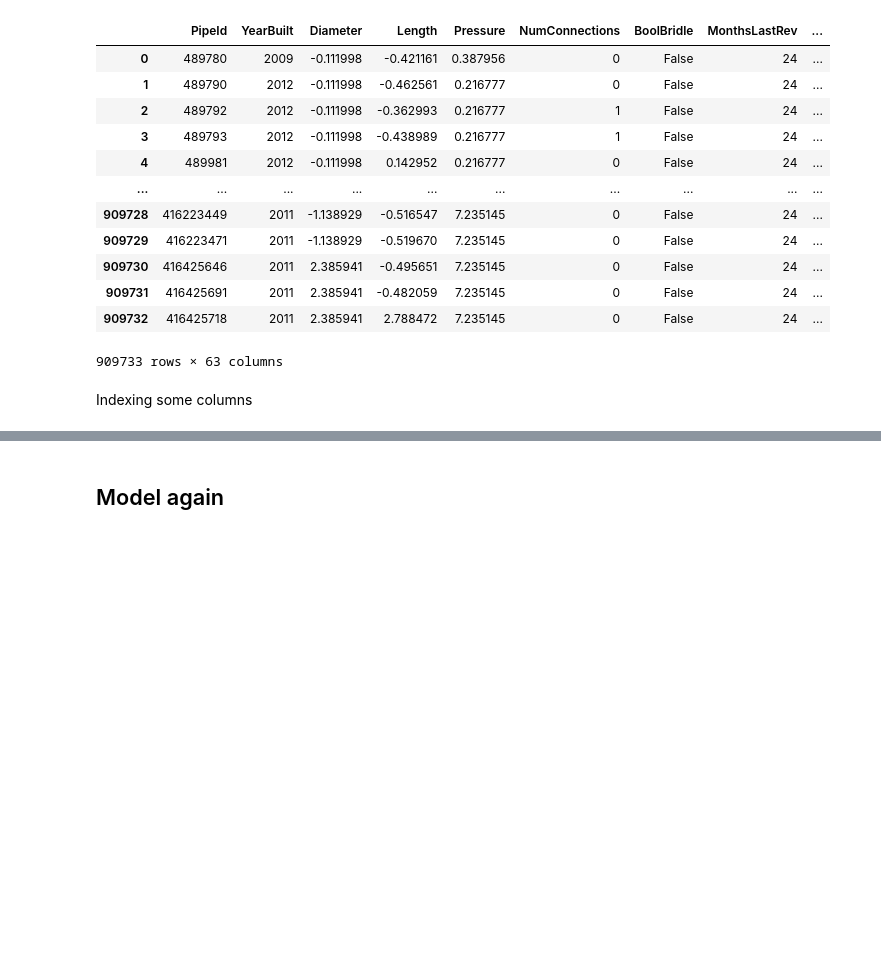
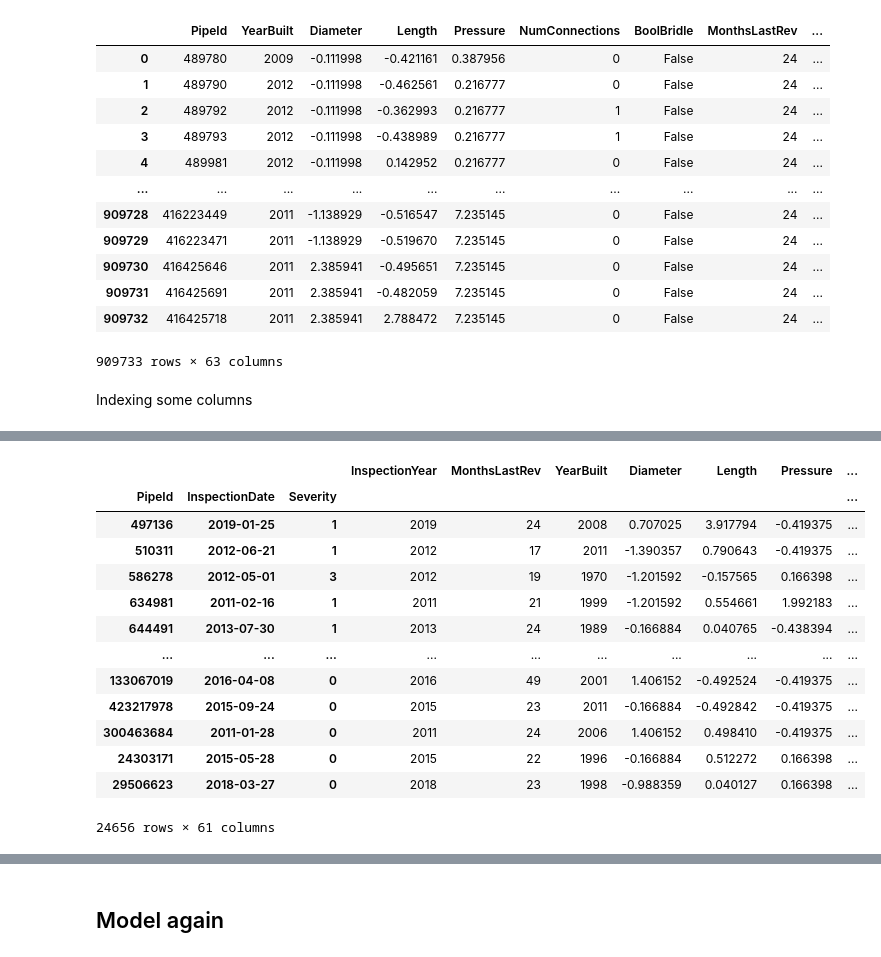
Before and after one commit to AsanDopollosie/Model, a Jupyter notebook: Model.ipynb, the cells around one changed output, grey strips where cells are left out. Cells and saved outputs as stored; diff of their text form; code cells hidden in the pictures; blank space fills up the shorter version.

```diff
--- a/Model.ipynb
+++ b/Model.ipynb
@@ -427,5 +621,22 @@ pred_X = pred_X.set_index(['PipeId', 'InspectionDate'])
 # %%
-train_X = df.drop(["Incidence"], axis = 1)
-train_Y = df["Incidence"]
+train_X = balanced_df.drop(["Incidence"], axis = 1)
+train_Y = balanced_df["Incidence"]
 
 train_X = train_X.drop(["Material_FO", "Material_PV"], axis = 1)
+# %%
+train_X
+# %% [output]
+|  |  |  | InspectionYear | MonthsLastRev | YearBuilt | Diameter | Length | Pressure | ... |
+| PipeId | InspectionDate | Severity |  |  |  |  |  |  | ... |
+| 497136 | 2019-01-25 | 1 | 2019 | 24 | 2008 | 0.707025 | 3.917794 | -0.419375 | ... |
+| 510311 | 2012-06-21 | 1 | 2012 | 17 | 2011 | -1.390357 | 0.790643 | -0.419375 | ... |
+| 586278 | 2012-05-01 | 3 | 2012 | 19 | 1970 | -1.201592 | -0.157565 | 0.166398 | ... |
+| 634981 | 2011-02-16 | 1 | 2011 | 21 | 1999 | -1.201592 | 0.554661 | 1.992183 | ... |
+| 644491 | 2013-07-30 | 1 | 2013 | 24 | 1989 | -0.166884 | 0.040765 | -0.438394 | ... |
+| ... | ... | ... | ... | ... | ... | ... | ... | ... | ... |
+| 133067019 | 2016-04-08 | 0 | 2016 | 49 | 2001 | 1.406152 | -0.492524 | -0.419375 | ... |
+| 423217978 | 2015-09-24 | 0 | 2015 | 23 | 2011 | -0.166884 | -0.492842 | -0.419375 | ... |
+| 300463684 | 2011-01-28 | 0 | 2011 | 24 | 2006 | 1.406152 | 0.498410 | -0.419375 | ... |
+| 24303171 | 2015-05-28 | 0 | 2015 | 22 | 1996 | -0.166884 | 0.512272 | 0.166398 | ... |
+| 29506623 | 2018-03-27 | 0 | 2018 | 23 | 1998 | -0.988359 | 0.040127 | 0.166398 | ... |
+24656 rows × 61 columns
```
Also changed, not shown: parts of 38 cells of this notebook.
